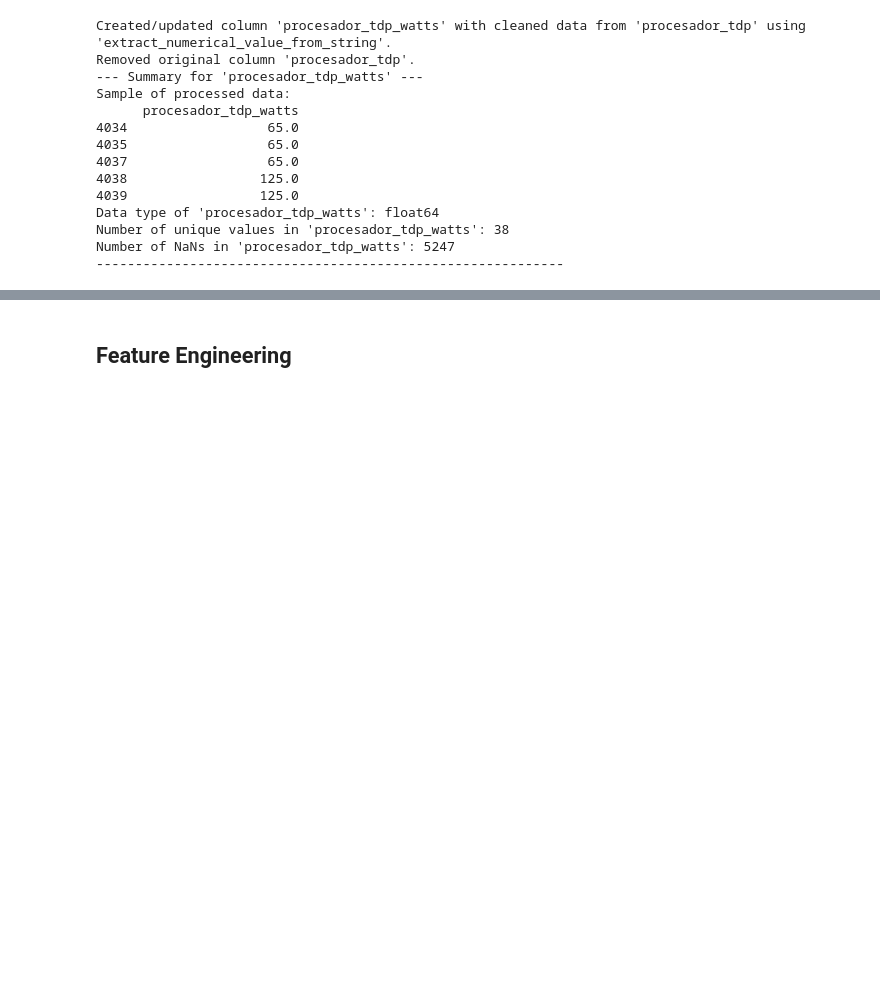
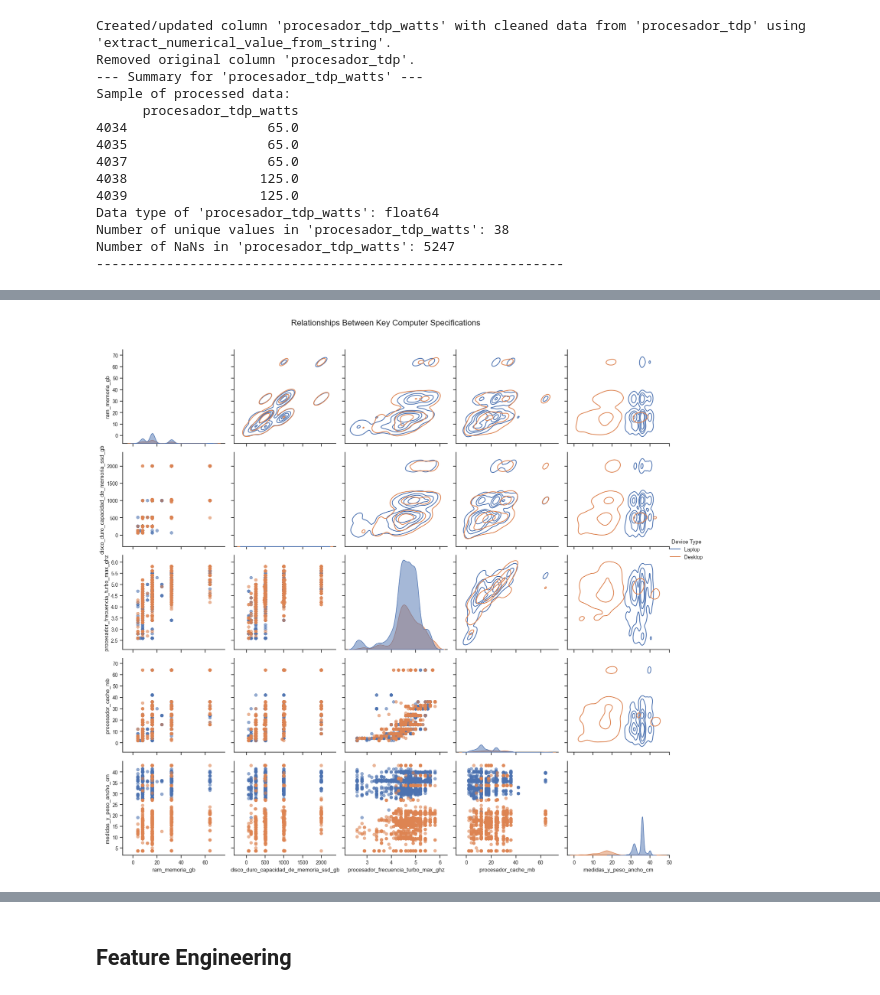
Before and after one commit to oholmess/PcPartPicker3000, a Jupyter notebook: assignment/EDA.ipynb, the cells around one changed output, grey strips where cells are left out. Saved outputs shown, nothing was run; the diff lists cells and outputs as text; code cells hidden in the pictures; blank space fills up the shorter version.

Commit message:
exploratory plots

```diff
--- a/assignment/EDA.ipynb
+++ b/assignment/EDA.ipynb
@@ -1408,0 +1540,48 @@ Number of NaNs in 'procesador_tdp_watts': 5247
+# %%
+# Seaborn PairGrid on top 5 numerics
+import pandas as pd
+import numpy as np
+import seaborn as sns
+import matplotlib.pyplot as plt
+
+# Define the numeric variables to plot
+numeric_vars = [
+    'ram_memoria_gb',
+    'disco_duro_capacidad_de_memoria_ssd_gb',
+    'procesador_frecuencia_turbo_max_ghz',
+    'procesador_cache_mb',
+    'medidas_y_peso_ancho_cm'
+]
+
+# Create a clean subset of the data
+plot_df = df[numeric_vars + ['tipo']].copy()
+
+# Drop rows with null values in any of the selected columns
+plot_df = plot_df.dropna()
+
+# Optional: Cap extreme outliers to improve visualization
+for col in numeric_vars:
+    q1 = plot_df[col].quantile(0.01)
+    q3 = plot_df[col].quantile(0.99)
+    plot_df[col] = plot_df[col].clip(q1, q3)
+
+# Create the PairGrid
+g = sns.PairGrid(plot_df, vars=numeric_vars, hue='tipo', height=3)
+
+# Configure diagonal (distribution) plots
+g.map_diag(sns.kdeplot, fill=True, alpha=0.5)
+
+# Configure scatter plots in the lower triangle
+g.map_lower(sns.scatterplot, alpha=0.6, edgecolor=None)
+
+# Configure contour plots in the upper triangle
+g.map_upper(sns.kdeplot, levels=5)
+
+# Add a legend with a better position
+g.add_legend(title='Device Type', bbox_to_anchor=(1.05, 0.6))
+
+plt.suptitle('Relationships Between Key Computer Specifications', y=1.02, fontsize=16)
+plt.tight_layout()
+plt.show()
+# %% [output]
+[figure, added]
```
Also changed, not shown: parts of 8 cells of this notebook.
